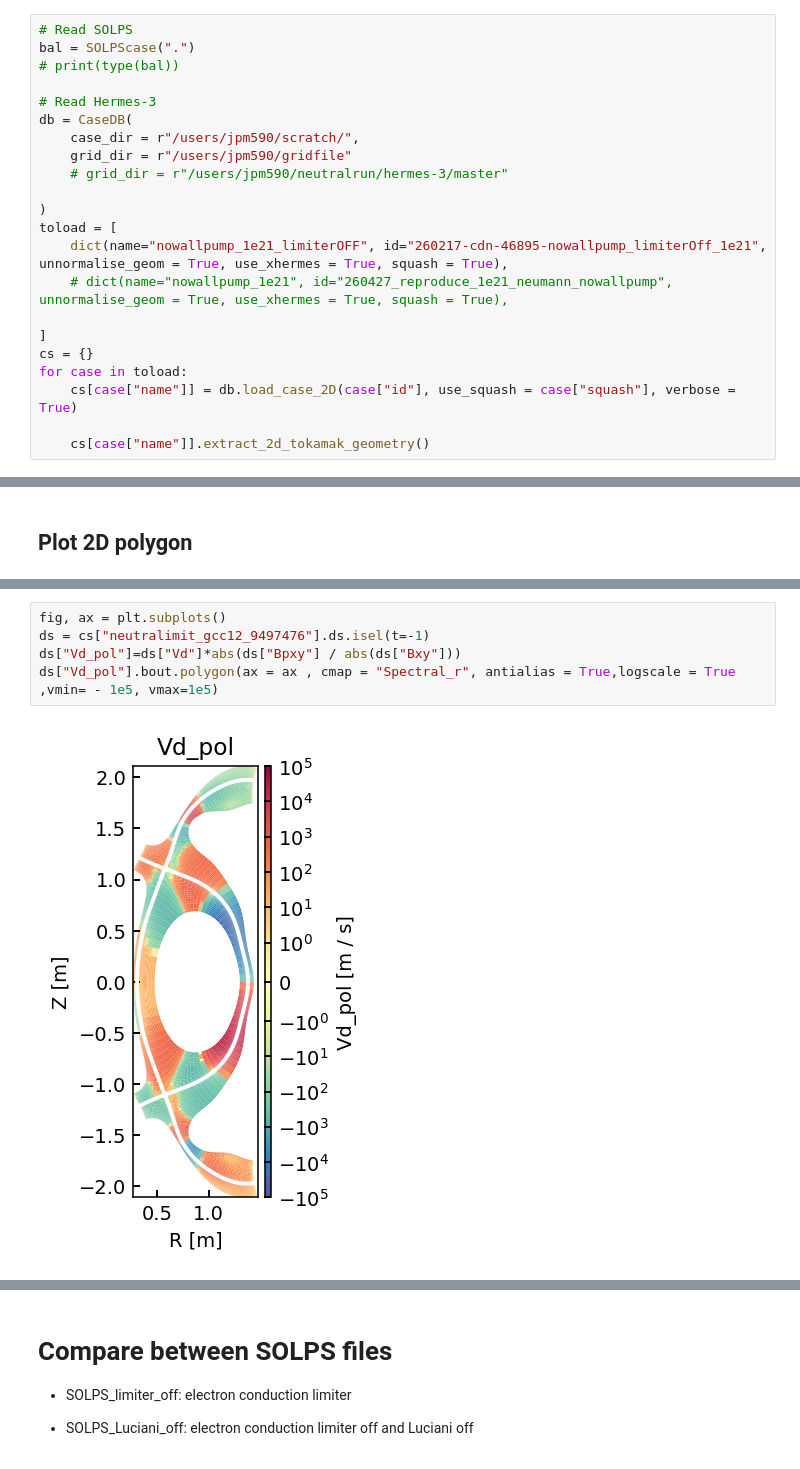
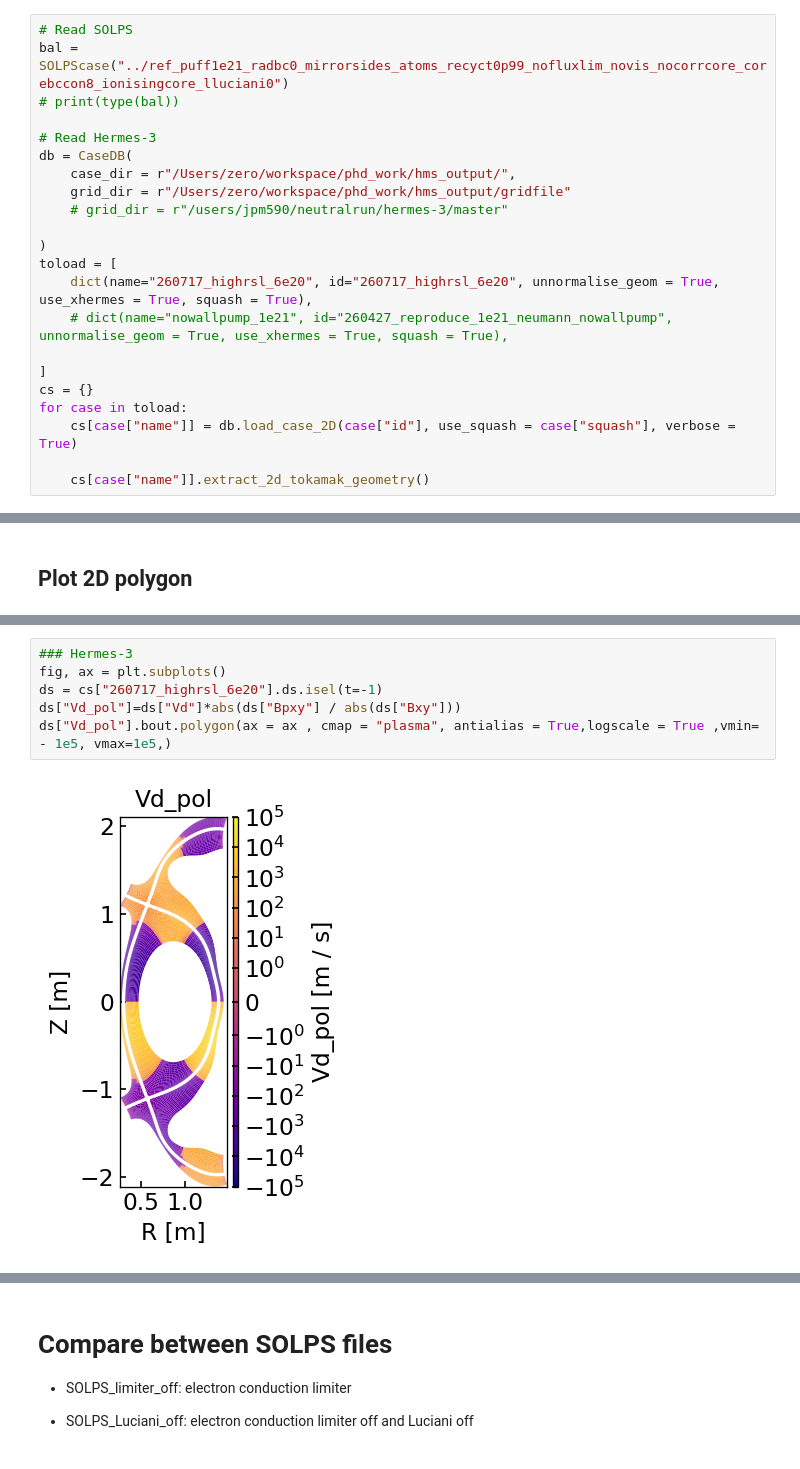
Before and after one commit to sun51027/hermes3-2dplots, a Jupyter notebook: plot_solps_balance.ipynb, the cells around one changed output, grey strips where cells are left out. Saved outputs shown, nothing was run; the diff lists cells and outputs as text.

```diff
--- a/plot_solps_balance.ipynb
+++ b/plot_solps_balance.ipynb
@@ -84,18 +68,18 @@ list(nc.variables.keys() )
 ## Read SOLPS by solps_pp and read hermes-3
 # %%
 # Read SOLPS
-bal = SOLPScase(".")
+bal = SOLPScase("../ref_puff1e21_radbc0_mirrorsides_atoms_recyct0p99_nofluxlim_novis_nocorrcore_corebccon8_ionisingcore_lluciani0")
 # print(type(bal))
 
 # Read Hermes-3
 db = CaseDB(
-    case_dir = r"/users/jpm590/scratch/",
-    grid_dir = r"/users/jpm590/gridfile"
+    case_dir = r"/Users/zero/workspace/phd_work/hms_output/",
+    grid_dir = r"/Users/zero/workspace/phd_work/hms_output/gridfile"
     # grid_dir = r"/users/jpm590/neutralrun/hermes-3/master"
 
 )
 toload = [
-    dict(name="nowallpump_1e21_limiterOFF", id="260217-cdn-46895-nowallpump_limiterOff_1e21", unnormalise_geom = True, use_xhermes = True, squash = True),
+    dict(name="260717_highrsl_6e20", id="260717_highrsl_6e20", unnormalise_geom = True, use_xhermes = True, squash = True),
     # dict(name="nowallpump_1e21", id="260427_reproduce_1e21_neumann_nowallpump", unnormalise_geom = True, use_xhermes = True, squash = True),
 
 ]
@@ -337,8 +342,9 @@ FileNotFoundError: [Errno 2] No such file or directory: 'solps_files/fort.44'
 # %%
+### Hermes-3
 fig, ax = plt.subplots()
-ds = cs["neutralimit_gcc12_9497476"].ds.isel(t=-1)
+ds = cs["260717_highrsl_6e20"].ds.isel(t=-1)
 ds["Vd_pol"]=ds["Vd"]*abs(ds["Bpxy"] / abs(ds["Bxy"]))
-ds["Vd_pol"].bout.polygon(ax = ax , cmap = "Spectral_r", antialias = True,logscale = True ,vmin= - 1e5, vmax=1e5)
+ds["Vd_pol"].bout.polygon(ax = ax , cmap = "plasma", antialias = True,logscale = True ,vmin= - 1e5, vmax=1e5,)
 # %% [output]
-[figure, old version]
+[figure, new version]
 # %%
```
Also changed, not shown: parts of 19 cells of this notebook, 4 other files.
